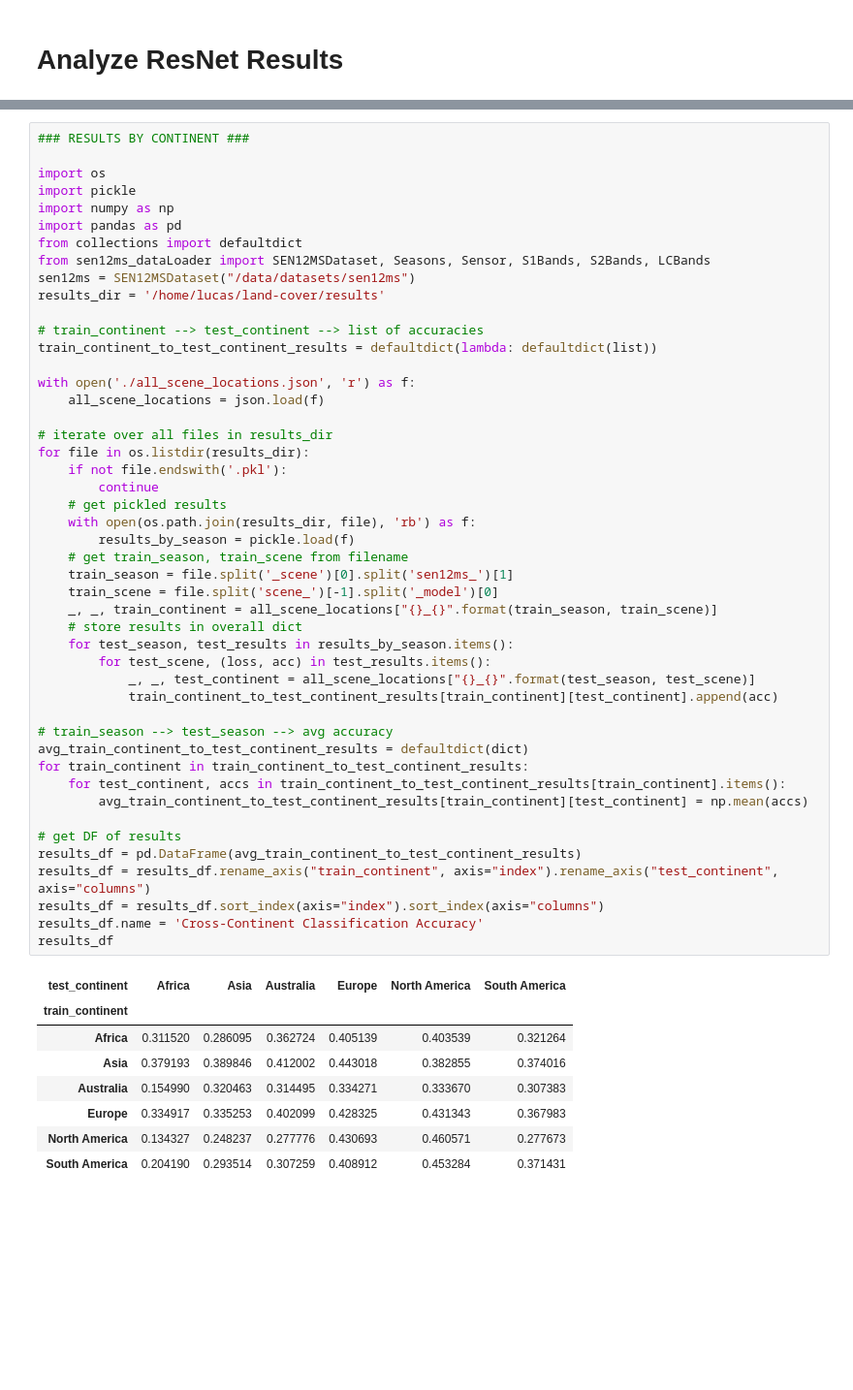
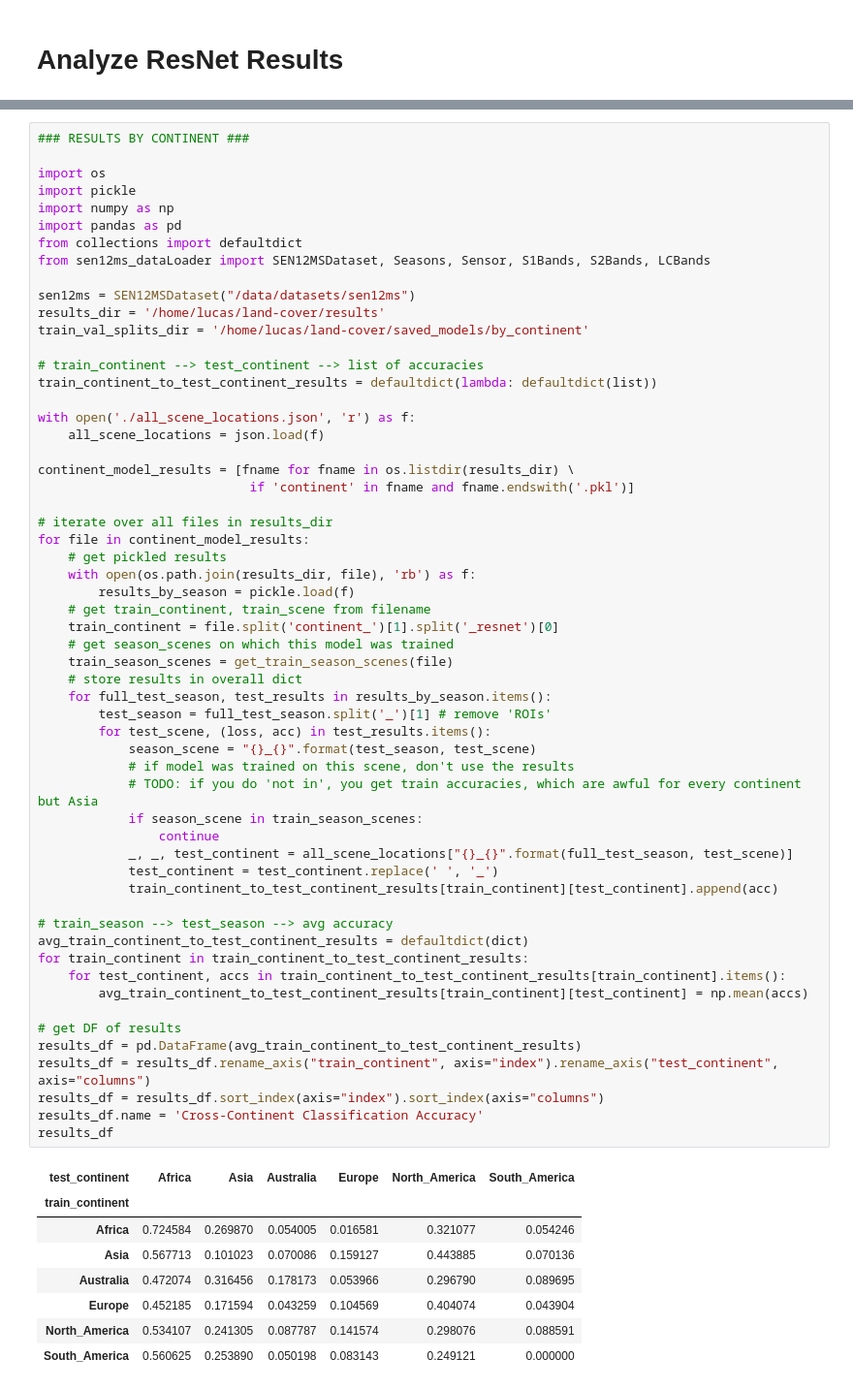
Before and after one commit to lucashu1/land-cover, a Jupyter notebook: sen12ms_viz.ipynb, the cells around one changed output, grey strips where cells are left out. Shown at 97% size. Cells and saved outputs as stored; diff of their text form; blank space fills up the shorter version.

```diff
--- a/sen12ms_viz.ipynb
+++ b/sen12ms_viz.ipynb
@@ -133,50 +165,60 @@ import numpy as np
 import pandas as pd
 from collections import defaultdict
 from sen12ms_dataLoader import SEN12MSDataset, Seasons, Sensor, S1Bands, S2Bands, LCBands
+
 sen12ms = SEN12MSDataset("/data/datasets/sen12ms")
 results_dir = '/home/lucas/land-cover/results'
+train_val_splits_dir = '/home/lucas/land-cover/saved_models/by_continent'
 
 # train_continent --> test_continent --> list of accuracies
 train_continent_to_test_continent_results = defaultdict(lambda: defaultdict(list))
 
 with open('./all_scene_locations.json', 'r') as f:
     all_scene_locations = json.load(f)
 
+continent_model_results = [fname for fname in os.listdir(results_dir) \
+                            if 'continent' in fname and fname.endswith('.pkl')]
+
 # iterate over all files in results_dir
-for file in os.listdir(results_dir):
-    if not file.endswith('.pkl'):
-        continue
+for file in continent_model_results:
     # get pickled results
     with open(os.path.join(results_dir, file), 'rb') as f:
         results_by_season = pickle.load(f)
-    # get train_season, train_scene from filename
-    train_season = file.split('_scene')[0].split('sen12ms_')[1]
-    train_scene = file.split('scene_')[-1].split('_model')[0]
-    _, _, train_continent = all_scene_locations["{}_{}".format(train_season, train_scene)]
+    # get train_continent, train_scene from filename
+    train_continent = file.split('continent_')[1].split('_resnet')[0]
+    # get season_scenes on which this model was trained
+    train_season_scenes = get_train_season_scenes(file)
     # store results in overall dict
-    for test_season, test_results in results_by_season.items():
+    for full_test_season, test_results in results_by_season.items():
+        test_season = full_test_season.split('_')[1] # remove 'ROIs'
         for test_scene, (loss, acc) in test_results.items():
-            _, _, test_continent = all_scene_locations["{}_{}".format(test_season, test_scene)]
+            season_scene = "{}_{}".format(test_season, test_scene)
+            # if model was trained on this scene, don't use the results
+            # TODO: if you do 'not in', you get train accuracies, which are awful for every continent but Asia
+            if season_scene in train_season_scenes:
+                continue
+            _, _, test_continent = all_scene_locations["{}_{}".format(full_test_season, test_scene)]
+            test_continent = test_continent.replace(' ', '_')
             train_continent_to_test_continent_results[train_continent][test_continent].append(acc)
 
 # train_season --> test_season --> avg accuracy
 avg_train_continent_to_test_continent_results = defaultdict(dict)
 for train_continent in train_continent_to_test_continent_results:
     for test_continent, accs in train_continent_to_test_continent_results[train_continent].items():
         avg_train_continent_to_test_continent_results[train_continent][test_continent] = np.mean(accs)
 
 # get DF of results
 results_df = pd.DataFrame(avg_train_continent_to_test_continent_results)
 results_df = results_df.rename_axis("train_continent", axis="index").rename_axis("test_continent", axis="columns")
 results_df = results_df.sort_index(axis="index").sort_index(axis="columns")
 results_df.name = 'Cross-Continent Classification Accuracy'
 results_df
 # %% [output]
-| test_continent | Africa | Asia | Australia | Europe | North America | South America |
+| test_continent | Africa | Asia | Australia | Europe | North_America | South_America |
 | train_continent |  |  |  |  |  |  |
-| Africa | 0.311520 | 0.286095 | 0.362724 | 0.405139 | 0.403539 | 0.321264 |
-| Asia | 0.379193 | 0.389846 | 0.412002 | 0.443018 | 0.382855 | 0.374016 |
-| Australia | 0.154990 | 0.320463 | 0.314495 | 0.334271 | 0.333670 | 0.307383 |
-| Europe | 0.334917 | 0.335253 | 0.402099 | 0.428325 | 0.431343 | 0.367983 |
-| North America | 0.134327 | 0.248237 | 0.277776 | 0.430693 | 0.460571 | 0.277673 |
-| South America | 0.204190 | 0.293514 | 0.307259 | 0.408912 | 0.453284 | 0.371431 |
+| Africa | 0.724584 | 0.269870 | 0.054005 | 0.016581 | 0.321077 | 0.054246 |
+| Asia | 0.567713 | 0.101023 | 0.070086 | 0.159127 | 0.443885 | 0.070136 |
+| Australia | 0.472074 | 0.316456 | 0.178173 | 0.053966 | 0.296790 | 0.089695 |
+| Europe | 0.452185 | 0.171594 | 0.043259 | 0.104569 | 0.404074 | 0.043904 |
+| North_America | 0.534107 | 0.241305 | 0.087787 | 0.141574 | 0.298076 | 0.088591 |
+| South_America | 0.560625 | 0.253890 | 0.050198 | 0.083143 | 0.249121 | 0.000000 |
```
Also changed, not shown: parts of 9 cells of this notebook, 22 other files.
